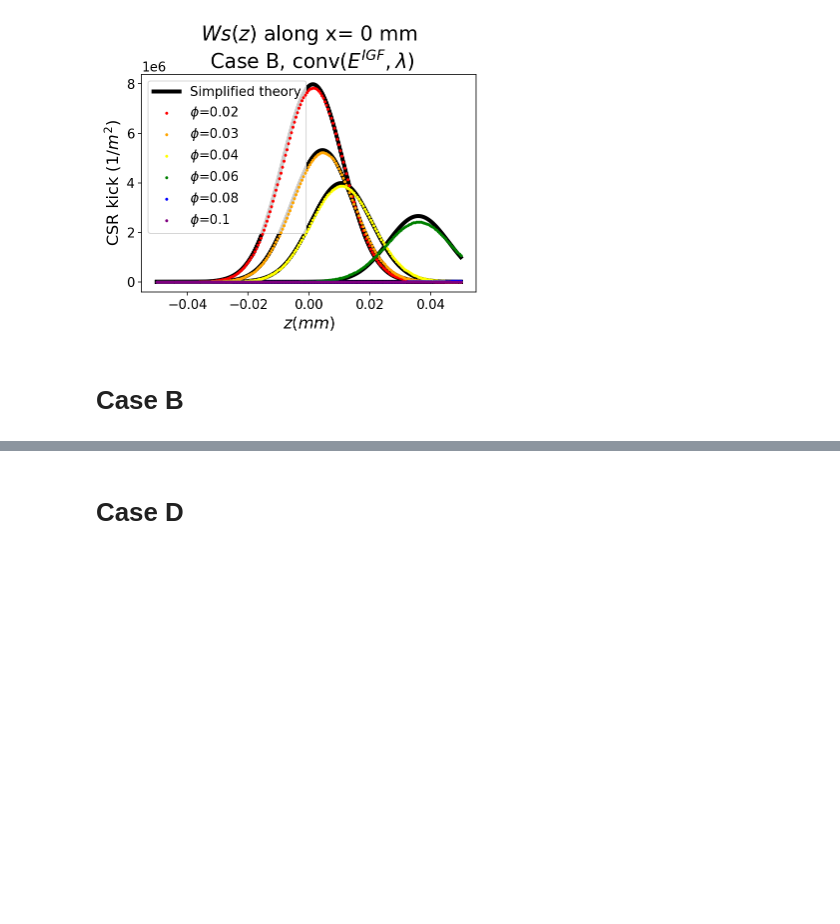
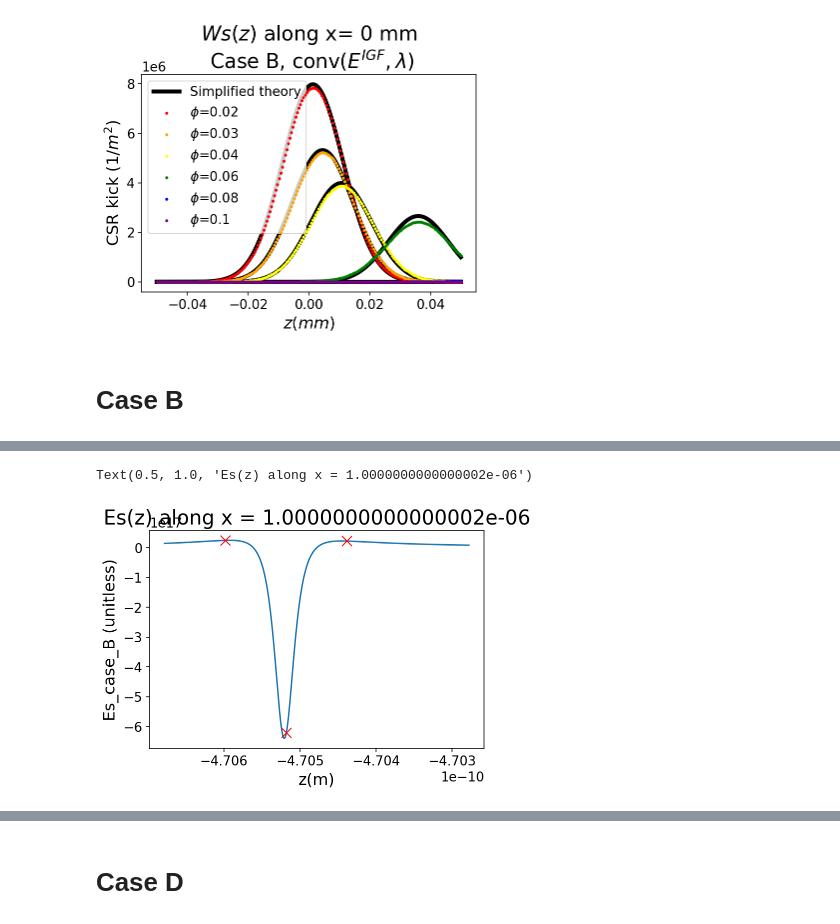
Before and after one commit to weiyuanlou/PyCSR2D, a Jupyter notebook: benchmarking/one_bend_transient/CaseB_D_IGF.ipynb, the cells around one changed output, grey strips where cells are left out. Drawn from its saved outputs; the diff is of its cells as text; code cells hidden in the pictures; blank space fills up the shorter version.

```diff
--- a/benchmarking/one_bend_transient/CaseB_D_IGF.ipynb
+++ b/benchmarking/one_bend_transient/CaseB_D_IGF.ipynb
@@ -449,0 +459,19 @@ plt.legend(loc='upper left')
+# %%
+xval = sigma_x
+# %%
+def Es_case_B_N2(z,x,gamma):
+
+    beta2 = 1-1/gamma**2
+    beta = np.sqrt(beta2)
+
+    alp = alpha_exact_case_B_brentq(z, x, beta)
+
+    sin2a = np.sin(2*alp)
+    cos2a = np.cos(2*alp)
+
+    kap = (2*(alp - z))/beta # kappa for case B
+
+    return (1+x)*sin2a - beta*kap
+
+def Es_case_B_N2_z(z):
+    return Es_case_B_N2(z,xval,gamma)
@@ -449,0 +515,26 @@ plt.legend(loc='upper left')
+# %%
+xval = 0.1*sigma_x
+
+def Es_case_B_z(z):
+    return Es_case_B(z, xval, gamma)* beta**2/rho**2
+
+def Es_case_B_N2_z(z):
+    return Es_case_B_N2(z,xval,gamma)
+
+z_N2_0 = optimize.root(Es_case_B_N2_z, 0, tol=1E-6).x[0]
+zv = np.linspace( z_N2_0-2E-13, z_N2_0+ 2E-13, 4001)
+#zv = np.linspace( z_N2_0-2E-9, z_N2_0+ 2E-9, 4001)
+
+plt.plot(zv, Es_case_B_z(zv))
+#plt.plot(zv[peak_ix], Es_case_D_z(zv)[peak_ix], "x", c='red', markersize=10)
+
+z_spike = find_Es_case_B_spike(xval)
+
+plt.plot(z_spike, Es_case_B_z(z_spike), "x", c='red', markersize=10)
+
+plt.xlabel('z(m)', fontsize=16)
+plt.ylabel('Es_case_B (unitless)', fontsize=16)
+plt.title(f'Es(z) along x = {xval}',  fontsize=20)
+# %% [output]
+Text(0.5, 1.0, 'Es(z) along x = 1.0000000000000002e-06')
+[figure, added]
```
Also changed, not shown: parts of 22 cells of this notebook, 2 other files.
